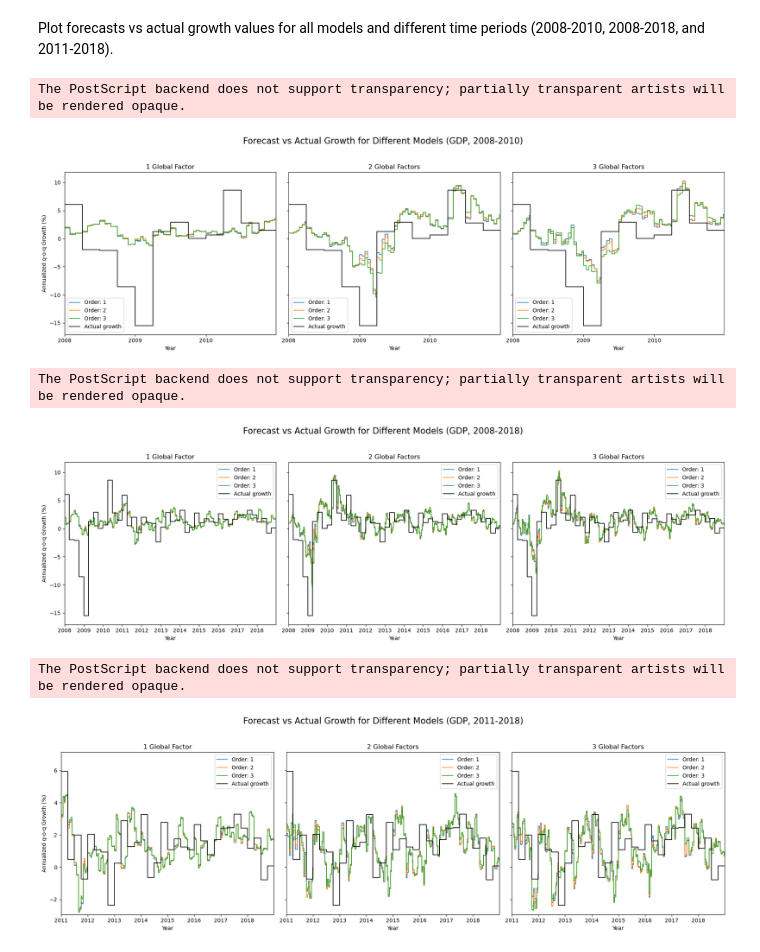
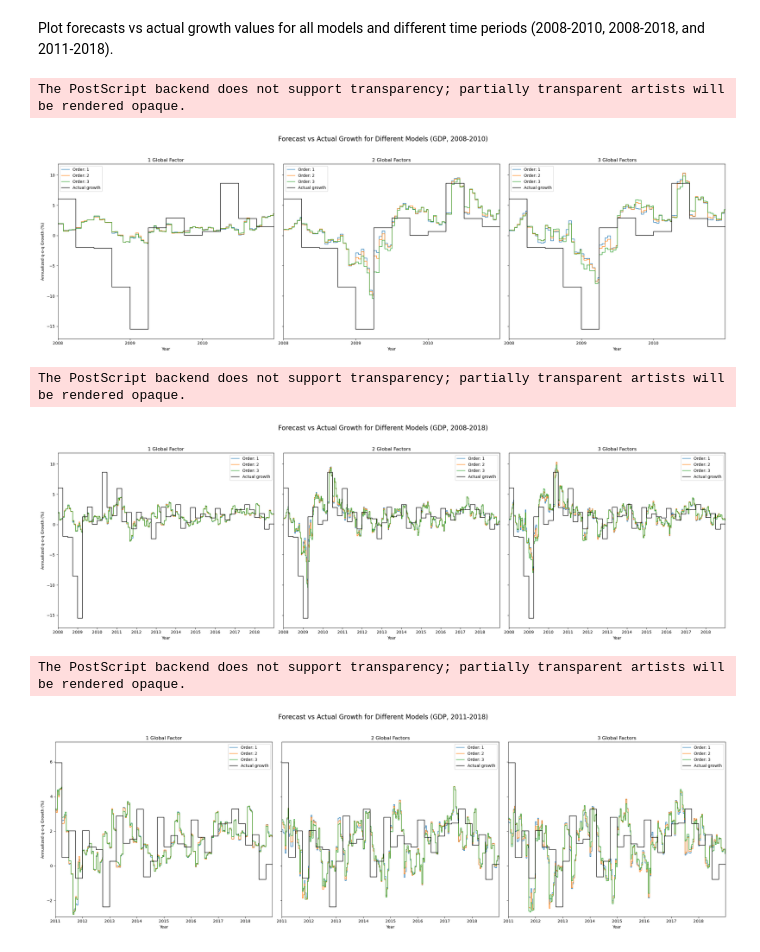
Before and after one commit to MashenkaOkuneva/nowcasting_with_text, a Jupyter notebook: dfm/experiments/DFM_hard_surveys_Global_GDP.ipynb, the cells around one changed output. Cells and saved outputs as stored; diff of their text form; code cells hidden in the pictures.

Commit message:
Update forecast vs actual growth plots for GDP (hard+surveys): size.

```diff
--- a/dfm/experiments/DFM_hard_surveys_Global_GDP.ipynb
+++ b/dfm/experiments/DFM_hard_surveys_Global_GDP.ipynb
@@ -426,7 +426,7 @@ for period_label, config in period_configs.items():
         y_act_extended = y_act
 
     # Create a figure with 1 row and 3 columns for the three global factor counts
-    fig, axs = plt.subplots(1, 3, figsize=(18, 6), sharey=True)
+    fig, axs = plt.subplots(1, 3, figsize=(24, 8), sharey=True)
 
     # Loop over each global factor count (1, 2, and 3)
     for i, num_factors in enumerate([1, 2, 3]):
@@ -474,35 +474,35 @@ for period_label, config in period_configs.items():
         # Set y-axis limits based on the data within the period range
         x_min, x_max = config["xlim"]
         def filter_points(x_arr, y_arr, x_min, x_max):
             return [y for x, y in zip(x_arr, y_arr) if x_min <= x <= x_max]
 
         # Filter y-values
         y_filtered = filter_points(x_fore, y_fore, x_min, x_max)
         y_act_filtered = filter_points(x_act_extended, y_act_extended, x_min, x_max)
 
         # Combine all filtered y-values
         combined_y = y_filtered + y_act_filtered
         ax.set_ylim(1.1 * min(combined_y), 1.2 * max(combined_y))
 
         ax.set_title(f"{num_factors} Global Factor{'s' if num_factors > 1 else ''}")
         if i == 0:
             ax.set_ylabel("Annualized q-o-q Growth (%)")
         ax.legend()
 
     plt.suptitle(f"Forecast vs Actual Growth for Different Models ({q_var}, {period_label})", fontsize=16)
     plt.tight_layout(rect=[0, 0.03, 1, 0.95])
 
     # Create the "plots" directory if it doesn't exist and save the figure as PNG and EPS
     os.makedirs(f"../plots/DFM_hard_surveys_global_factors_{q_var}", exist_ok=True)
     base_filename = os.path.join(f"../plots/DFM_hard_surveys_global_factors_{q_var}", f"DFM_hard_surveys_global_factors_forecast_vs_actual_{period_label}_{q_var}")
     plt.savefig(f"{base_filename}.png", format="png")
     plt.savefig(f"{base_filename}.eps", format="eps")
 
     plt.show()
 # %% [output]
 The PostScript backend does not support transparency; partially transparent artists will be rendered opaque.
-[figure, old version]
+[figure, new version]
 The PostScript backend does not support transparency; partially transparent artists will be rendered opaque.
-[figure, old version]
+[figure, new version]
 The PostScript backend does not support transparency; partially transparent artists will be rendered opaque.
-[figure, old version]
+[figure, new version]
```
Also changed, not shown: 6 other files.
